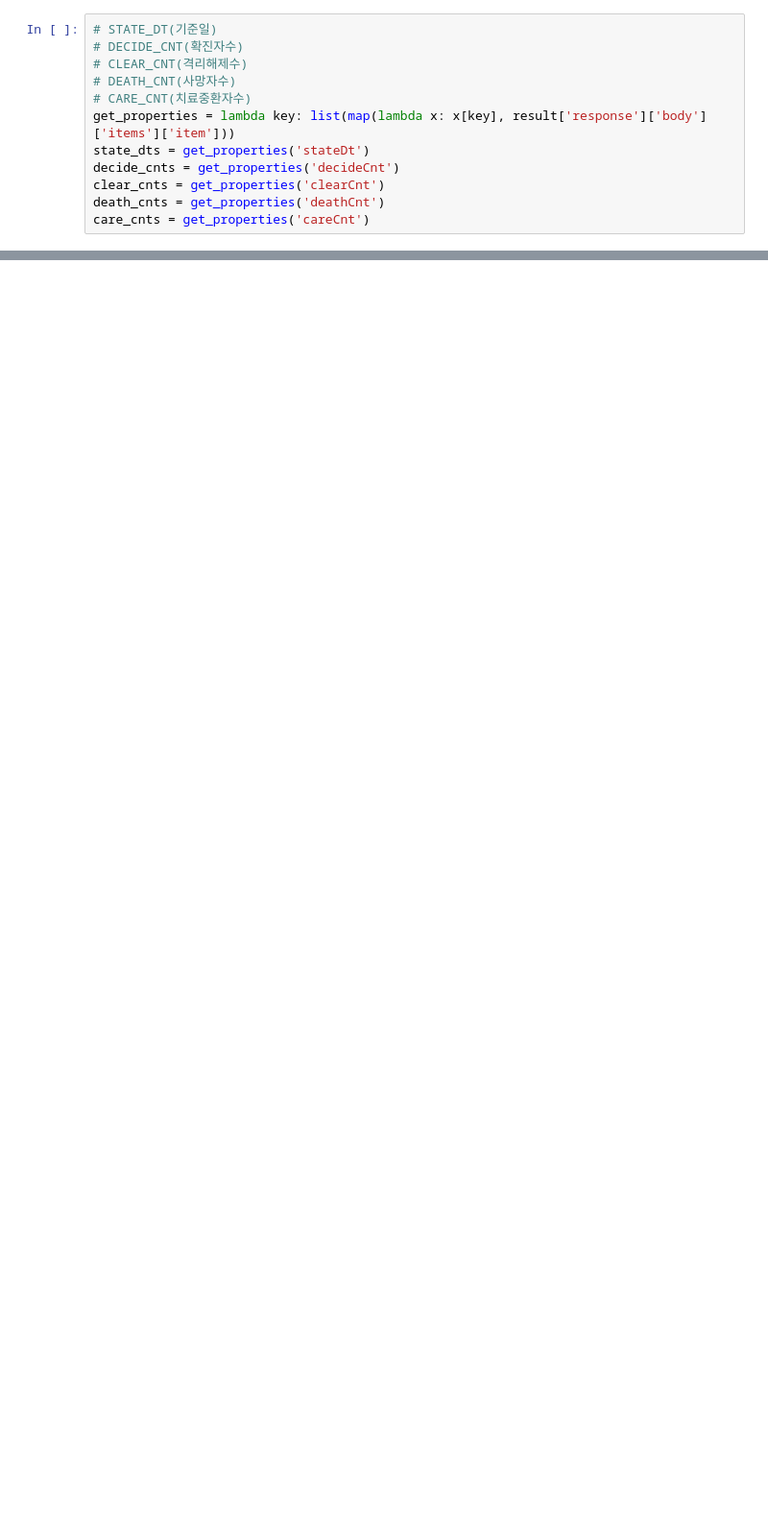
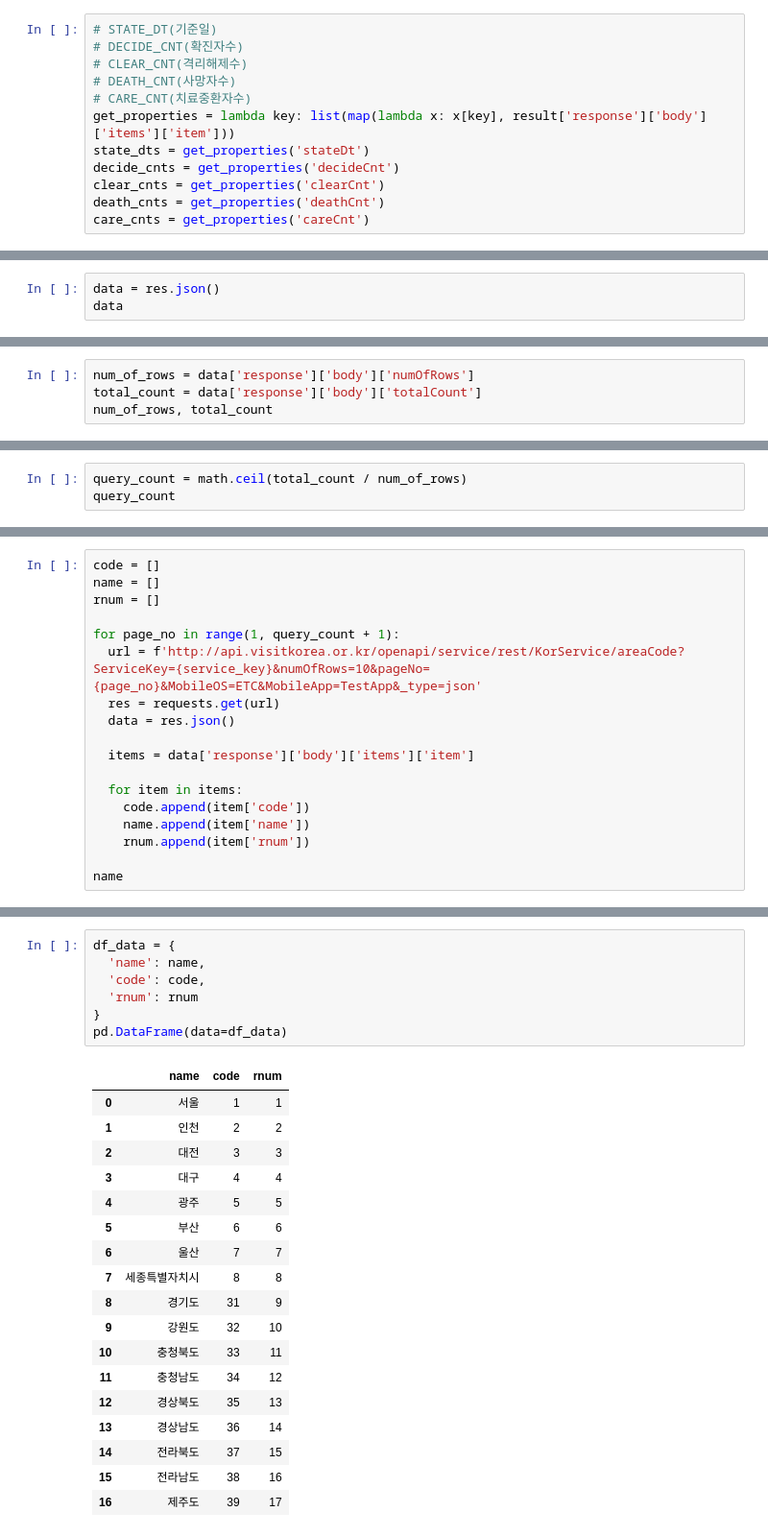
Before and after one commit to CraftyDragon678/study-bigdata, a Jupyter notebook: 50_웹크롤링/02_Open API 활용.ipynb, the cells around one changed output, grey strips where cells are left out. Shown: that part at 96% size. Drawn from its saved outputs; the diff is of its cells as text; blank space fills up the shorter version.

```diff
--- a/50_웹크롤링/02_Open API 활용.ipynb
+++ b/50_웹크롤링/02_Open API 활용.ipynb
@@ -197,0 +211,3 @@ df
+# %%
+data = res.json()
+data
@@ -197,0 +229,4 @@ df
+# %%
+num_of_rows = data['response']['body']['numOfRows']
+total_count = data['response']['body']['totalCount']
+num_of_rows, total_count
@@ -197,0 +235,3 @@ df
+# %%
+query_count = math.ceil(total_count / num_of_rows)
+query_count
@@ -197,0 +240,18 @@ df
+# %%
+code = []
+name = []
+rnum = []
+
+for page_no in range(1, query_count + 1):
+  url = f'http://api.visitkorea.or.kr/openapi/service/rest/KorService/areaCode?ServiceKey={service_key}&numOfRows=10&pageNo={page_no}&MobileOS=ETC&MobileApp=TestApp&_type=json'
+  res = requests.get(url)
+  data = res.json()
+
+  items = data['response']['body']['items']['item']
+
+  for item in items:
+    code.append(item['code'])
+    name.append(item['name'])
+    rnum.append(item['rnum'])
+
+name
@@ -197,0 +276,26 @@ df
+# %%
+df_data = {
+  'name': name,
+  'code': code,
+  'rnum': rnum
+}
+pd.DataFrame(data=df_data)
+# %% [output]
+|  | name | code | rnum |
+| 0 | 서울 | 1 | 1 |
+| 1 | 인천 | 2 | 2 |
+| 2 | 대전 | 3 | 3 |
+| 3 | 대구 | 4 | 4 |
+| 4 | 광주 | 5 | 5 |
+| 5 | 부산 | 6 | 6 |
+| 6 | 울산 | 7 | 7 |
+| 7 | 세종특별자치시 | 8 | 8 |
+| 8 | 경기도 | 31 | 9 |
+| 9 | 강원도 | 32 | 10 |
+| 10 | 충청북도 | 33 | 11 |
+| 11 | 충청남도 | 34 | 12 |
+| 12 | 경상북도 | 35 | 13 |
+| 13 | 경상남도 | 36 | 14 |
+| 14 | 전라북도 | 37 | 15 |
+| 15 | 전라남도 | 38 | 16 |
+| 16 | 제주도 | 39 | 17 |
```
Also changed, not shown: parts of 15 cells of this notebook, 35 other files.
